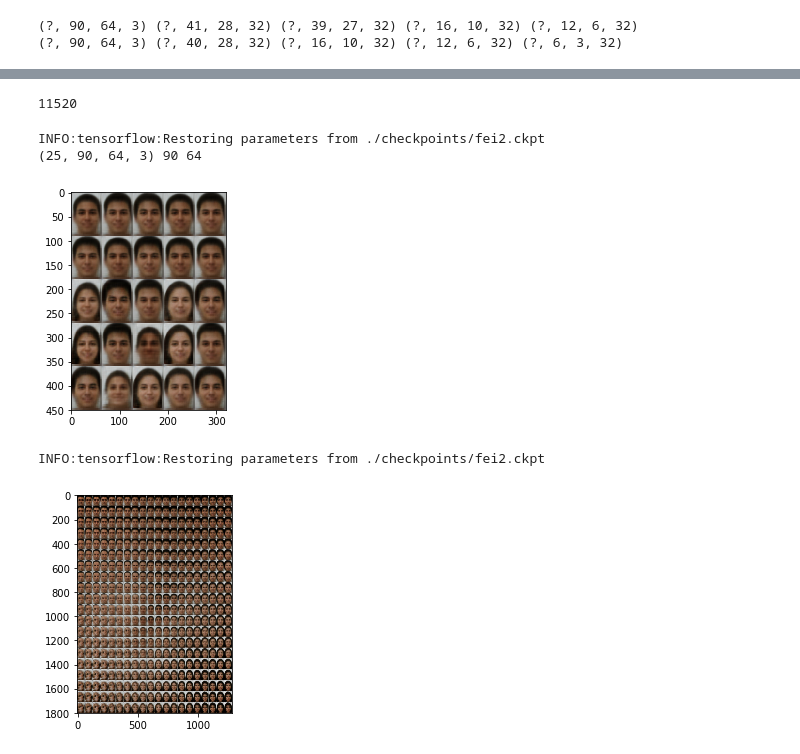
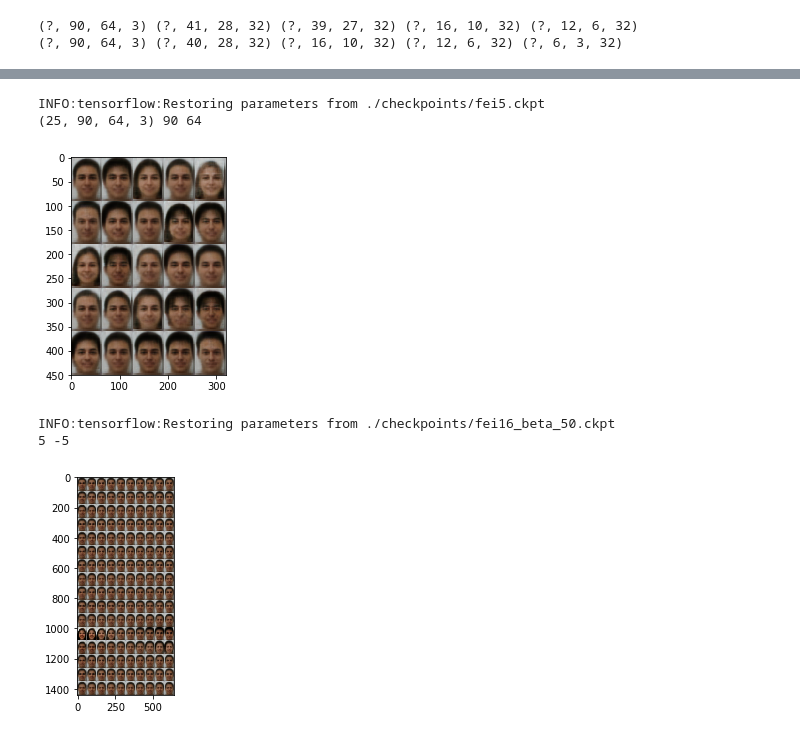
Before and after one commit to radneran/VAE, a Jupyter notebook: Variational Auto-encoder.ipynb, the cells around one changed output, grey strips where cells are left out. Drawn from its saved outputs; the diff is of its cells as text; code cells hidden in the pictures.

```diff
--- a/Variational Auto-encoder.ipynb
+++ b/Variational Auto-encoder.ipynb
@@ -333,7 +337,7 @@ with tf.Session() as sess:
     saver.restore(sess,'./checkpoints/mnist'+str(latent_size)+'.ckpt')
     Zs = sess.run(Z,{X:train_x2[bs:2*bs]})
     print(np.max(Zs), np.min(Zs))
-    imgs = sess.run(output,{d_in:Zs}).reshape((-1,28,28))
+    imgs = sess.run(out,{d_in:Zs}).reshape((-1,28,28))
     result = _merge(imgs, (20,20), 400)
     #plt.imsave(str(latent_size) + 'd_recon_'+str(epochs)+'_epochs.png',result)
     plt.imshow(result, cmap='gray')
@@ -368,7 +372,7 @@ print(data.shape)
 # %%
 mu_z, sigma_z = 0., 1.
 bs = 20
-latent_size = 2
+latent_size = 16
 tf.reset_default_graph()
 X = tf.placeholder(tf.float32, (None,) + im_shape)
 with tf.name_scope('encoder'):
@@ -406,10 +410,10 @@ with tf.name_scope('decoder'):
     de6 = tf.nn.leaky_relu(de6)
     out = tf.layers.Conv2DTranspose(3,(2,2),activation=tf.nn.sigmoid)(de6)
     out = tf.clip_by_value(out,1e-7,1-1e-7)
-
+beta = 50
 recon_loss = -tf.reduce_mean(tf.reduce_sum(tf.square(X - out),axis=[1,2,3]))
 kl_loss = tf.reduce_mean(0.5 * tf.reduce_sum(-tf.exp(log_var) - tf.square(mean) + 1. + log_var, axis=1))
-ELBO = -(recon_loss+kl_loss)
+ELBO = -(recon_loss+beta*kl_loss)
 fei_train = tf.train.AdamOptimizer().minimize(ELBO)#Maximize Lower bound
 
 with tf.Session() as sess:
@@ -435,18 +439,16 @@ with tf.Session() as sess:
             print('Epoch ' + str(i))
             np.random.shuffle(data)
             for b in range(int(num_ims/batch_s)):
-               # Zs = sess.run(Z,{X:train_x2[b*batch_s:b*batch_s + batch_s],})
                 batch = data[b*batch_s:b*batch_s + batch_s]
-                #print(batch.shape)
                 sess.run(fei_train,{X:batch})
                 if b % 1 == 0:
-                    saver.save(sess,'./checkpoints/fei'+str(latent_size)+'.ckpt')
+                    saver.save(sess,'./checkpoints/fei'+str(latent_size)+'_beta_'+str(beta)+'.ckpt')
                     mu,lv,l,rl,kl = sess.run([mean,log_var,ELBO,recon_loss,kl_loss],{X:data[b*batch_s:b*batch_s + batch_s]})
                     print("Loss: {} R_Loss: {} KL_Loss: {}".format(l,rl,kl))
     except Exception as e:
         traceback.format_exc(e)
     finally:
-        saver.save(sess,'./checkpoints/fei'+str(latent_size)+'.ckpt')
+        saver.save(sess,'./checkpoints/fei'+str(latent_size)+'_beta_'+str(beta)+'.ckpt')
         print('Model saved')
 # %% [output]
 Epoch 0
@@ -468,8 +470,4 @@ Loss: 194.05018615722656 R_Loss: -186.54705810546875 KL_Loss: -7.503126621246338
 Model saved
-# %%
-6*3*32*20
-# %% [output]
-11520
 # %%
 with tf.Session() as sess:
     saver = tf.train.Saver()
@@ -478,18 +476,21 @@ with tf.Session() as sess:
     Zs = sess.run(Z,{X:data[0:25]})
     imgs = sess.run(out,{d_in:Zs}).reshape((-1,90,64,3))
     result = _merge(imgs, (5,5), 25)
-    #plt.imsave(str(latent_size) + 'd_recon_'+str(epochs)+'_epochs.png',result)
+    plt.imsave(str(latent_size) + 'd_recon_'+str(epochs)+'_epochs.png',result)
     plt.imshow(result)
 # %% [output]
-INFO:tensorflow:Restoring parameters from ./checkpoints/fei2.ckpt
+INFO:tensorflow:Restoring parameters from ./checkpoints/fei5.ckpt
 (25, 90, 64, 3) 90 64
-[figure, old version]
+[figure, new version]
 # %%
 with tf.Session() as sess:
-    result=create_latent_manifold_2d(90,64,(20,20),'./checkpoints/fei{}.ckpt'.format(latent_size),data,c_=3)
-    #result=create_latent_manifold_nd(28,28,(20,20),latent_size,'./checkpoints/mnist{}.ckpt'.format(latent_size))
-    plt.imsave('{}d_latent_manifold_fei.png'.format(latent_size),result)
+    #result=create_latent_manifold_2d(90,64,(20,20),'./checkpoints/fei{}.ckpt'.format(latent_size),data,c_=3)
+    result=create_latent_manifold_nd(90,64,(10,10),
+                                     latent_size,'./checkpoints/fei{}_beta_{}.ckpt'.format(latent_size,beta),
+                                     data,c_=3,maxz=5,minz=-5)
+    #plt.imsave('{}d_latent_manifold_fei_beta_{}.png'.format(latent_size,beta),result)
     plt.imshow(result)
 # %% [output]
-INFO:tensorflow:Restoring parameters from ./checkpoints/fei2.ckpt
+INFO:tensorflow:Restoring parameters from ./checkpoints/fei16_beta_50.ckpt
+5 -5
-[figure, old version]
+[figure, new version]
```
Also changed, not shown: parts of 3 cells of this notebook, 12 other files.
